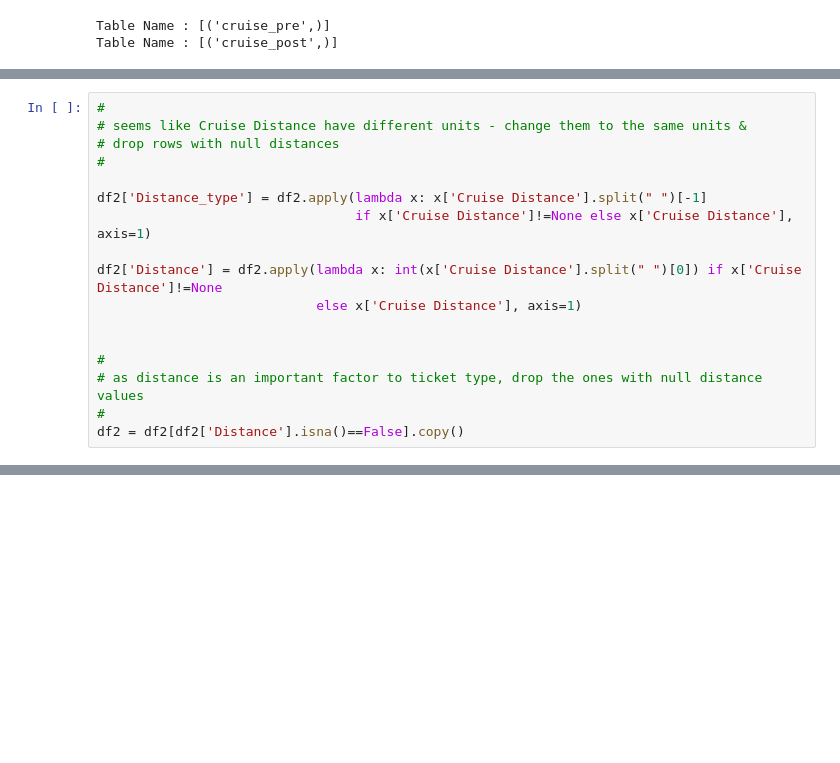
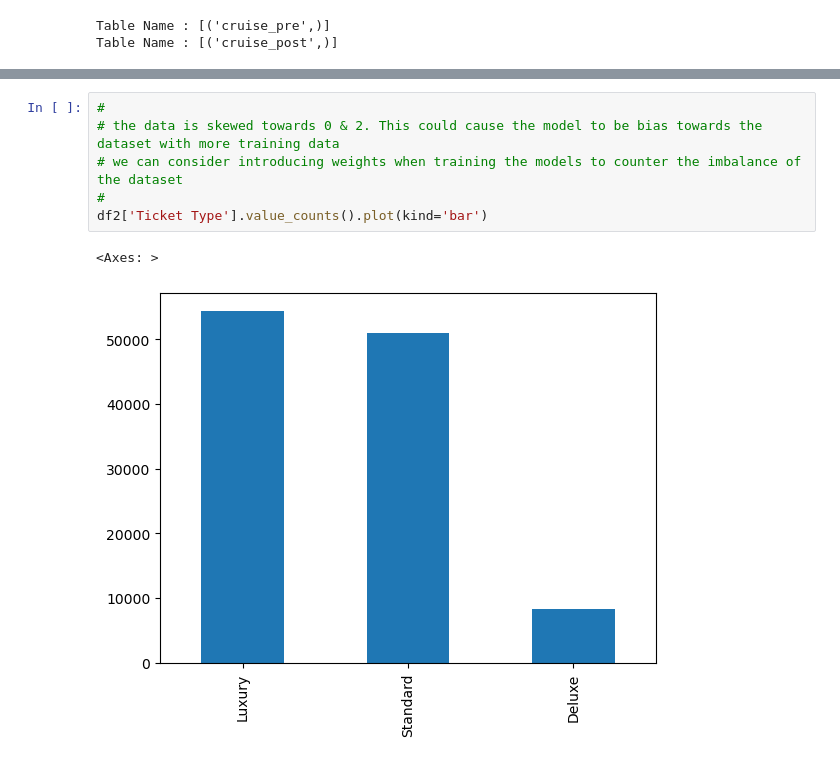
Before and after one commit to beez2022/aiap15-Seah-Bee-Kheng-881D, a Jupyter notebook: eda.ipynb, the cells around one changed output, grey strips where cells are left out. Saved outputs shown, nothing was run; the diff lists cells and outputs as text; blank space fills up the shorter version.

```diff
--- a/eda.ipynb
+++ b/eda.ipynb
@@ -371,17 +28,0 @@ df2['Cruise Distance'].sample(50)
-# %%
-#
-# seems like Cruise Distance have different units - change them to the same units &
-# drop rows with null distances
-#
-
-df2['Distance_type'] = df2.apply(lambda x: x['Cruise Distance'].split(" ")[-1]
-                                 if x['Cruise Distance']!=None else x['Cruise Distance'], axis=1)
-
-df2['Distance'] = df2.apply(lambda x: int(x['Cruise Distance'].split(" ")[0]) if x['Cruise Distance']!=None
-                            else x['Cruise Distance'], axis=1)
-
-
-#
-# as distance is an important factor to ticket type, drop the ones with null distance values
-#
-df2 = df2[df2['Distance'].isna()==False].copy()
@@ -702,0 +329,9 @@ Index(['Online Check-in', 'Cabin Comfort', 'Cabin service', 'Baggage handling',
+# %%
+#
+# the data is skewed towards 0 & 2. This could cause the model to be bias towards the dataset with more training data
+# we can consider introducing weights when training the models to counter the imbalance of the dataset
+#
+df2['Ticket Type'].value_counts().plot(kind='bar')
+# %% [output]
+<Axes: >
+[figure, added]
```
Also changed, not shown: parts of 65 cells of this notebook, 5 other files.
